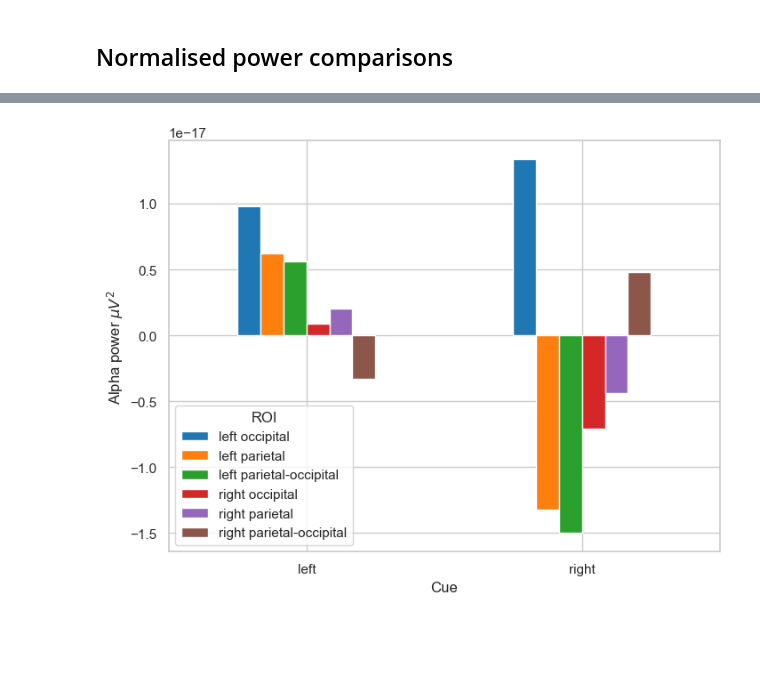
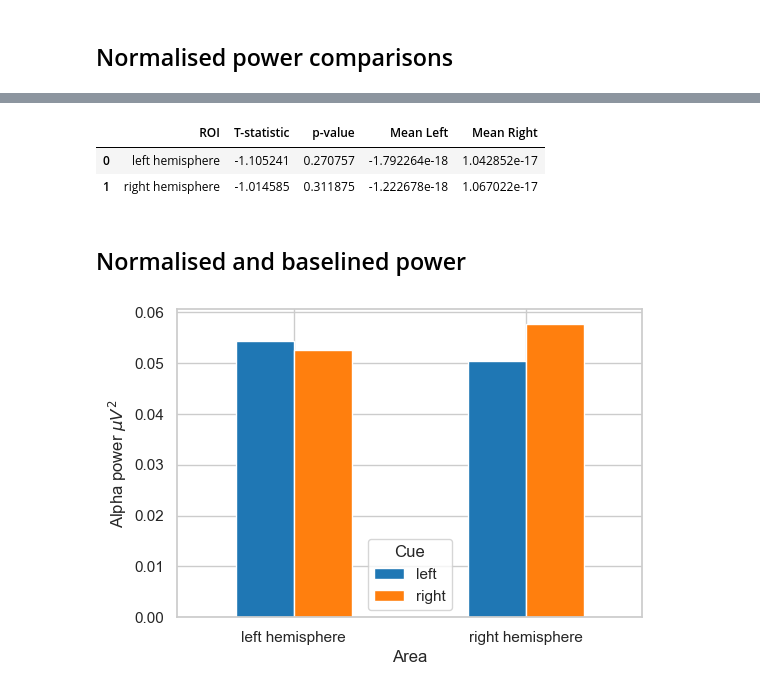
Before and after one commit to locua/time-frequency-analysis, a Jupyter notebook: Alpha Comparisons.ipynb, the cells around one changed output, grey strips where cells are left out. Saved outputs shown, nothing was run; the diff lists cells and outputs as text; code cells hidden in the pictures; blank space fills up the shorter version.

```diff
--- a/Alpha Comparisons.ipynb
+++ b/Alpha Comparisons.ipynb
@@ -256,0 +302,12 @@ See the caveats in the documentation: https://pandas.pydata.org/pandas-docs/stab
+# %%
+# Import indivual alpha frequencies
+df_iaf = pd.read_csv('./participant_IAF_frequencies.csv')
+# Create a new DataFrame for iaf_2 values with session = 2
+df_iaf_2 = df_iaf[['IAF_2', 'participant_id']].rename(columns={'IAF_2': 'IAF', 'participant_id': 'Participant'})
+df_iaf_2['Session'] = 2
+
+# Create a new DataFrame for iaf_1 values with session = 1
+df_iaf_1 = df_iaf[['IAF_1', 'participant_id']].rename(columns={'IAF_1': 'IAF', 'participant_id': 'Participant'})
+df_iaf_1['Session'] = 1
+df_iaf = pd.concat([df_iaf_2, df_iaf_1], ignore_index=True)
+df_iaf.head()
@@ -259,7 +355,7 @@ See the caveats in the documentation: https://pandas.pydata.org/pandas-docs/stab
 
 Here we look at differences in alpha between different regions of interest and in response to different spatially orienting cues during a reaction time task.
 # %%
-powers_all = create_power_table(all_pos)
+powers_all = create_power_table(all_pos, df_iaf)
 # %% [output]
 Extracting parameters from ./ica_notebooks/cleaned/m_09_02/m_09_02_pos2b.vhdr...
 Setting channel info structure...
@@ -357,6 +453,7 @@ powers_all['Participant'] = powers_all['Participant'].astype(int)
 powers_all['Session'] = powers_all['Session'].astype(int)
 # %%
 powers_baselines = pd.merge(powers_all, base_ec_powers, on=['Participant', 'ROI', 'Session'])
-powers_baselines['Baselined Power'] = powers_baselines['Power'] - powers_baselines['baseline_power']
+powers_baselines['Baselined Power'] = powers_baselines['Normalised Power'] - powers_baselines['baseline_power']
+powers_baselines['hemisphere'] = powers_baselines['ROI'].apply(determine_hemisphere)
 powers_baselines
 # %% [output]
@@ -442,14 +620,51 @@ df_o
+# %%
+import scipy.stats as stats
+# Get unique ROIs
+df = powers_baselines
+unique_rois = df['ROI'].unique()
+results = []
+
+for roi in unique_rois:
+    # Filter data for specific ROI
+    roi_df = df[df['ROI'] == roi]
+
+    # Split data based on cue
+    left_cue = roi_df[roi_df['Cue'] == 'left']['Normalised Power']
+    right_cue = roi_df[roi_df['Cue'] == 'right']['Normalised Power']
+
+    # Perform t-test
+    t_stat, p_value = stats.ttest_ind(left_cue, right_cue)
+
+    # Store results
+    results.append((roi, t_stat, p_value, left_cue.mean(), right_cue.mean()))
+
+# Convert results into DataFrame for easier visualization
+results_df = pd.DataFrame(results, columns=['ROI', 'T-statistic', 'p-value', 'Mean Left', 'Mean Right'])
+results_df
+# %% [output]
+|  | ROI | T-statistic | p-value | Mean Left | Mean Right |
+| 0 | left hemisphere | -1.105241 | 0.270757 | -1.792264e-18 | 1.042852e-17 |
+| 1 | right hemisphere | -1.014585 | 0.311875 | -1.222678e-18 | 1.067022e-17 |
+# %% [markdown]
+## Normalised and baselined power
+# %%
+# scaler = StandardScaler()
+# power_column = powers_baselines['Baselined Power'].values.reshape(-1, 1)
+# normalized_power = scaler.fit_transform(power_column)
+# powers_baselines['Power Norm Baselined'] = normalized_power
+powers_baselines['Baselined Power Normalised'] = powers_baselines['Normalised Power'] - powers_baselines['baseline_power']
 # %%
-powers_grouped = powers_baselines.groupby(['ROI', 'Cue'])['Normalised Power'].mean().reset_index()
+powers_grouped = powers_baselines.groupby(['ROI', 'Cue'])['Baselined Power Normalised'].mean().reset_index()
 
-powers_grouped = powers_grouped[~powers_grouped['ROI'].isin(['left O, PO and CP', 'right O, PO and CP'])]
+# powers_grouped = powers_grouped[~powers_grouped['ROI'].isin(['left occipital', 'right occipital'])]
 
-powers_pivot = powers_grouped.pivot(index='Cue', columns='ROI', values='Normalised Power')
-powers_pivot.plot(kind='bar', figsize=(8, 6), color=tab10)
+powers_pivot = powers_grouped.pivot(index='ROI', columns='Cue', values='Baselined Power Normalised')
+powers_pivot.plot(kind='bar', figsize=(6, 4), color=tab10)
 
 plt.ylabel(r'Alpha power $\mu V^{2}$')
-plt.xlabel('Cue')
+plt.xlabel('Area')
 plt.xticks(rotation=0)
+# plt.ylim(1e-12, 3.6e-12)
 plt.show()
 # %% [output]
-[figure, old version]
+[figure, new version]
```
Also changed, not shown: parts of 18 cells of this notebook, 2 other files.
